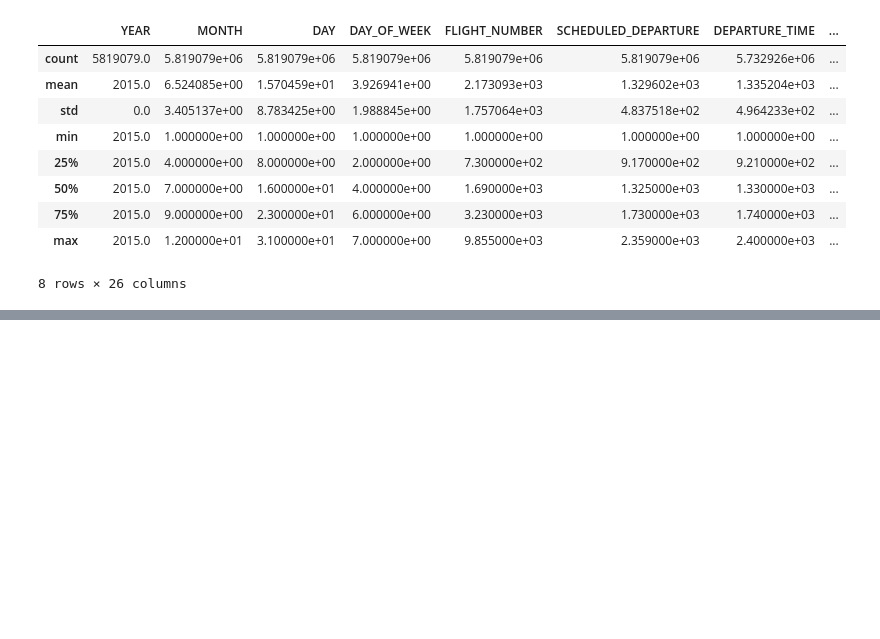
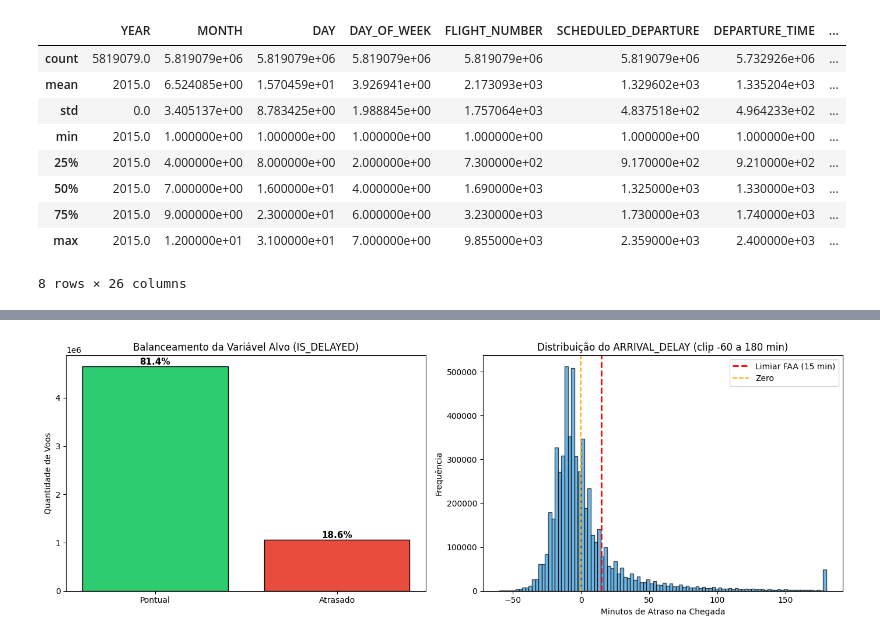
Before and after one commit to ofeprince/tech_challenge_3, a Jupyter notebook: notebooks/01_eda.ipynb, the cells around one changed output, grey strips where cells are left out. Saved outputs shown, nothing was run; the diff lists cells and outputs as text; code cells hidden in the pictures; blank space fills up the shorter version.

Commit message:
ending up eda, basic feature engineering and models

```diff
--- a/notebooks/01_eda.ipynb
+++ b/notebooks/01_eda.ipynb
@@ -86,0 +217,84 @@ Name: ARRIVAL_DELAY, Length: 5819079, dtype: float64
+# %%
+# Filtrar apenas voos não cancelados e não desviados com ARRIVAL_DELAY disponível
+df_flights = df[
+    (df['CANCELLED'] == 0) &
+    (df['DIVERTED'] == 0) &
+    (df['ARRIVAL_DELAY'].notna())
+].copy()
+
+# Criar variável alvo binária (critério FAA: >= 15 minutos)
+df_flights['IS_DELAYED'] = (df_flights['ARRIVAL_DELAY'] >= 15).astype(int)
+
+delayed = df_flights['IS_DELAYED'].sum()
+on_time = len(df_flights) - delayed
+
+print(f"Dataset para modelagem: {len(df_flights):,} voos")
+print(f"  Pontual (< 15 min):   {on_time:>10,}  ({on_time/len(df_flights)*100:.2f}%)")
+print(f"  Atrasado (>= 15 min): {delayed:>10,}  ({delayed/len(df_flights)*100:.2f}%)")
+
+# Apenas 2 gráficos agora
+fig, axes = plt.subplots(1, 2, figsize=(14, 5))
+
+# Balanceamento da classe alvo
+axes[0].bar(
+    ['Pontual', 'Atrasado'],
+    [on_time, delayed],
+    color=['#2ecc71', '#e74c3c'],
+    edgecolor='black'
+)
+
+axes[0].set_title('Balanceamento da Variável Alvo (IS_DELAYED)', fontsize=12)
+axes[0].set_ylabel('Quantidade de Voos')
+
+for p in axes[0].patches:
+    axes[0].annotate(
+        f'{p.get_height()/len(df_flights)*100:.1f}%',
+        (p.get_x() + p.get_width()/2., p.get_height()),
+        ha='center',
+        va='bottom',
+        fontsize=11,
+        fontweight='bold'
+    )
+
+# Distribuição do ARRIVAL_DELAY (sem outliers extremos)
+delay_data = df_flights['ARRIVAL_DELAY'].clip(-60, 180)
+
+axes[1].hist(
+    delay_data,
+    bins=100,
+    color='#3498db',
+    edgecolor='black',
+    alpha=0.7
+)
+
+axes[1].axvline(
+    x=15,
+    color='red',
+    linestyle='--',
+    linewidth=2,
+    label='Limiar FAA (15 min)'
+)
+
+axes[1].axvline(
+    x=0,
+    color='orange',
+    linestyle='--',
+    linewidth=1.5,
+    label='Zero'
+)
+
+axes[1].set_title(
+    'Distribuição do ARRIVAL_DELAY (clip -60 a 180 min)',
+    fontsize=12
+)
+
+axes[1].set_xlabel('Minutos de Atraso na Chegada')
+axes[1].set_ylabel('Frequência')
+axes[1].legend()
+
+plt.tight_layout()
+plt.show()
+
+print(f"\nEstatísticas do ARRIVAL_DELAY:")
+print(df_flights['ARRIVAL_DELAY'].describe().round(2).to_string())
+# %% [output]
@@ -86,0 +304 @@ Name: ARRIVAL_DELAY, Length: 5819079, dtype: float64
+[figure, added]
```
Also changed, not shown: parts of 35 cells of this notebook, 4 other files.
